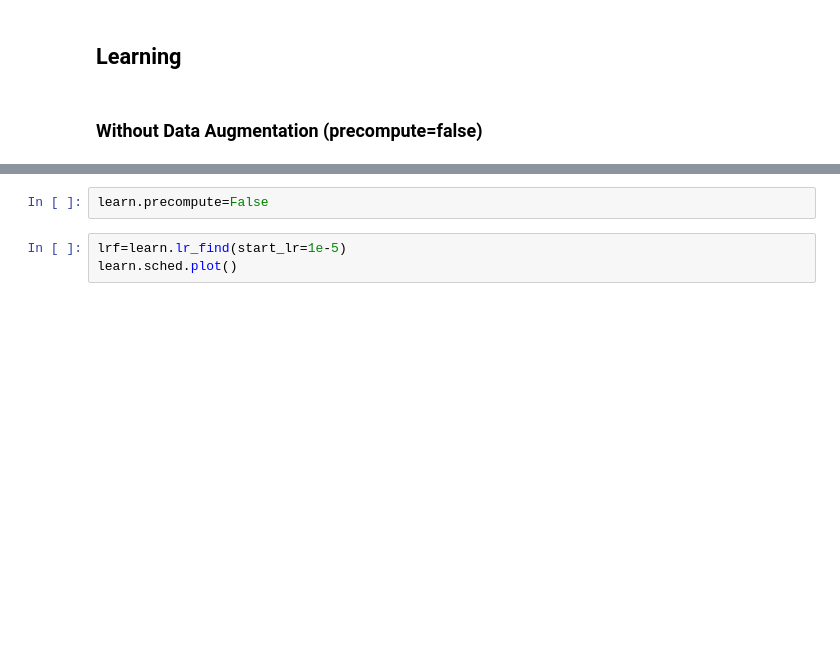
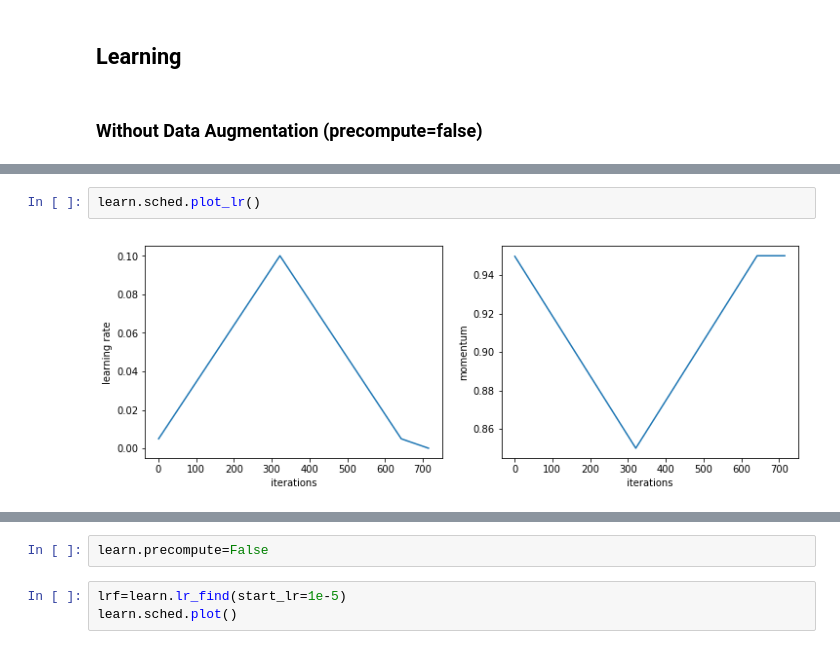
Before and after one commit to sebderhy/TrafficSignsClassif, a Jupyter notebook: fastai_BTSC.ipynb, the cells around one changed output, grey strips where cells are left out. Drawn from its saved outputs; the diff is of its cells as text; blank space fills up the shorter version.

```diff
--- a/fastai_BTSC.ipynb
+++ b/fastai_BTSC.ipynb
@@ -127,0 +127,4 @@ epoch      trn_loss   val_loss   accuracy
+# %%
+learn.sched.plot_lr()
+# %% [output]
+[figure, added]
```
Also changed, not shown: parts of 29 cells of this notebook.
